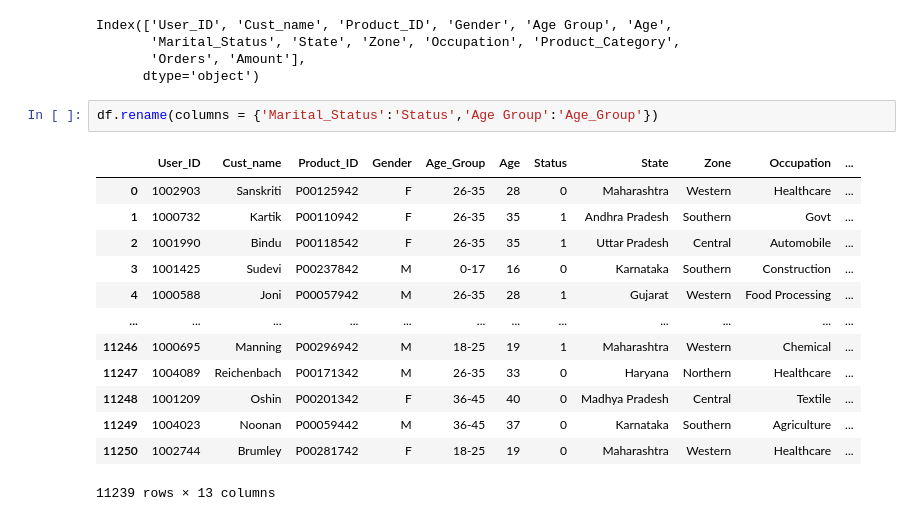
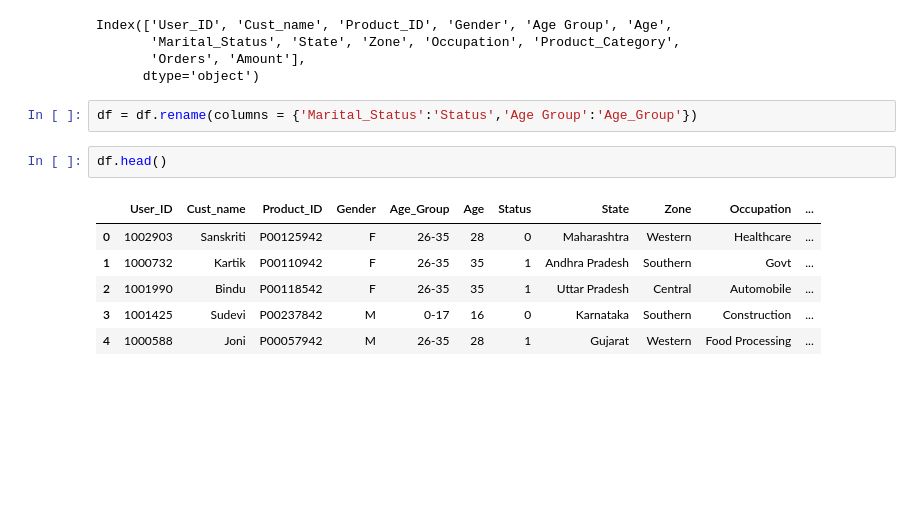
Before and after one commit to SachinPerera20/Sales_Data_Analysis, a Jupyter notebook: Sales_Data_Analysis.ipynb, the cells around one changed output. Cells and saved outputs as stored; diff of their text form; blank space fills up the shorter version.

```diff
--- a/Sales_Data_Analysis.ipynb
+++ b/Sales_Data_Analysis.ipynb
@@ -185,18 +185,13 @@ Index(['User_ID', 'Cust_name', 'Product_ID', 'Gender', 'Age Group', 'Age',
        'Orders', 'Amount'],
       dtype='object')
 # %%
-df.rename(columns = {'Marital_Status':'Status','Age Group':'Age_Group'})
+df = df.rename(columns = {'Marital_Status':'Status','Age Group':'Age_Group'})
-# %% [output]
-|  | User_ID | Cust_name | Product_ID | Gender | Age_Group | Age | Status | State | Zone | Occupation | ... |
-| 0 | 1002903 | Sanskriti | P00125942 | F | 26-35 | 28 | 0 | Maharashtra | Western | Healthcare | ... |
-| 1 | 1000732 | Kartik | P00110942 | F | 26-35 | 35 | 1 | Andhra Pradesh | Southern | Govt | ... |
-| 2 | 1001990 | Bindu | P00118542 | F | 26-35 | 35 | 1 | Uttar Pradesh | Central | Automobile | ... |
-| 3 | 1001425 | Sudevi | P00237842 | M | 0-17 | 16 | 0 | Karnataka | Southern | Construction | ... |
-| 4 | 1000588 | Joni | P00057942 | M | 26-35 | 28 | 1 | Gujarat | Western | Food Processing | ... |
-| ... | ... | ... | ... | ... | ... | ... | ... | ... | ... | ... | ... |
-| 11246 | 1000695 | Manning | P00296942 | M | 18-25 | 19 | 1 | Maharashtra | Western | Chemical | ... |
-| 11247 | 1004089 | Reichenbach | P00171342 | M | 26-35 | 33 | 0 | Haryana | Northern | Healthcare | ... |
-| 11248 | 1001209 | Oshin | P00201342 | F | 36-45 | 40 | 0 | Madhya Pradesh | Central | Textile | ... |
-| 11249 | 1004023 | Noonan | P00059442 | M | 36-45 | 37 | 0 | Karnataka | Southern | Agriculture | ... |
-| 11250 | 1002744 | Brumley | P00281742 | F | 18-25 | 19 | 0 | Maharashtra | Western | Healthcare | ... |
-11239 rows × 13 columns
+# %%
+df.head()
+# %% [output]
+|  | User_ID | Cust_name | Product_ID | Gender | Age_Group | Age | Status | State | Zone | Occupation | ... |
+| 0 | 1002903 | Sanskriti | P00125942 | F | 26-35 | 28 | 0 | Maharashtra | Western | Healthcare | ... |
+| 1 | 1000732 | Kartik | P00110942 | F | 26-35 | 35 | 1 | Andhra Pradesh | Southern | Govt | ... |
+| 2 | 1001990 | Bindu | P00118542 | F | 26-35 | 35 | 1 | Uttar Pradesh | Central | Automobile | ... |
+| 3 | 1001425 | Sudevi | P00237842 | M | 0-17 | 16 | 0 | Karnataka | Southern | Construction | ... |
+| 4 | 1000588 | Joni | P00057942 | M | 26-35 | 28 | 1 | Gujarat | Western | Food Processing | ... |
```
